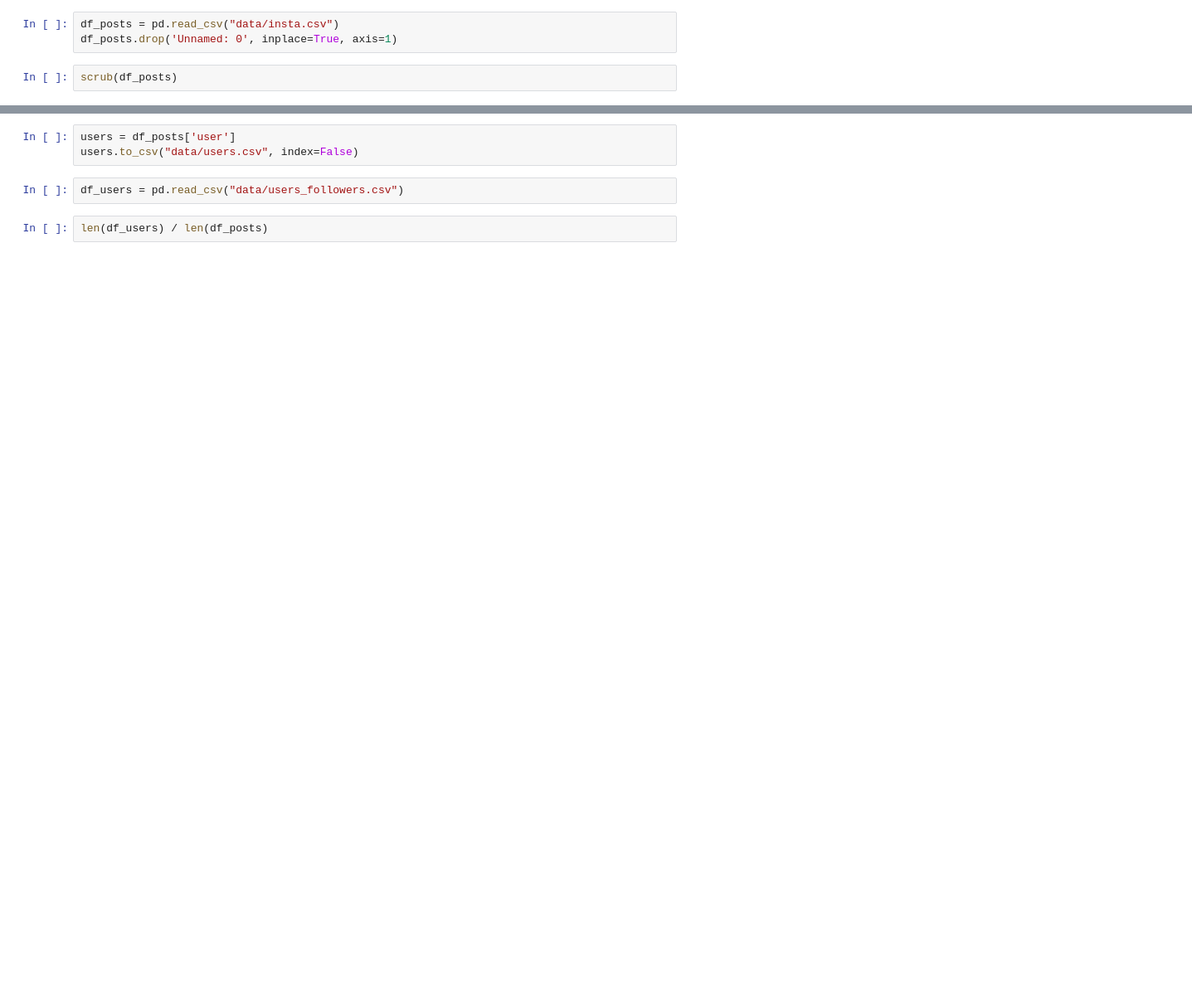
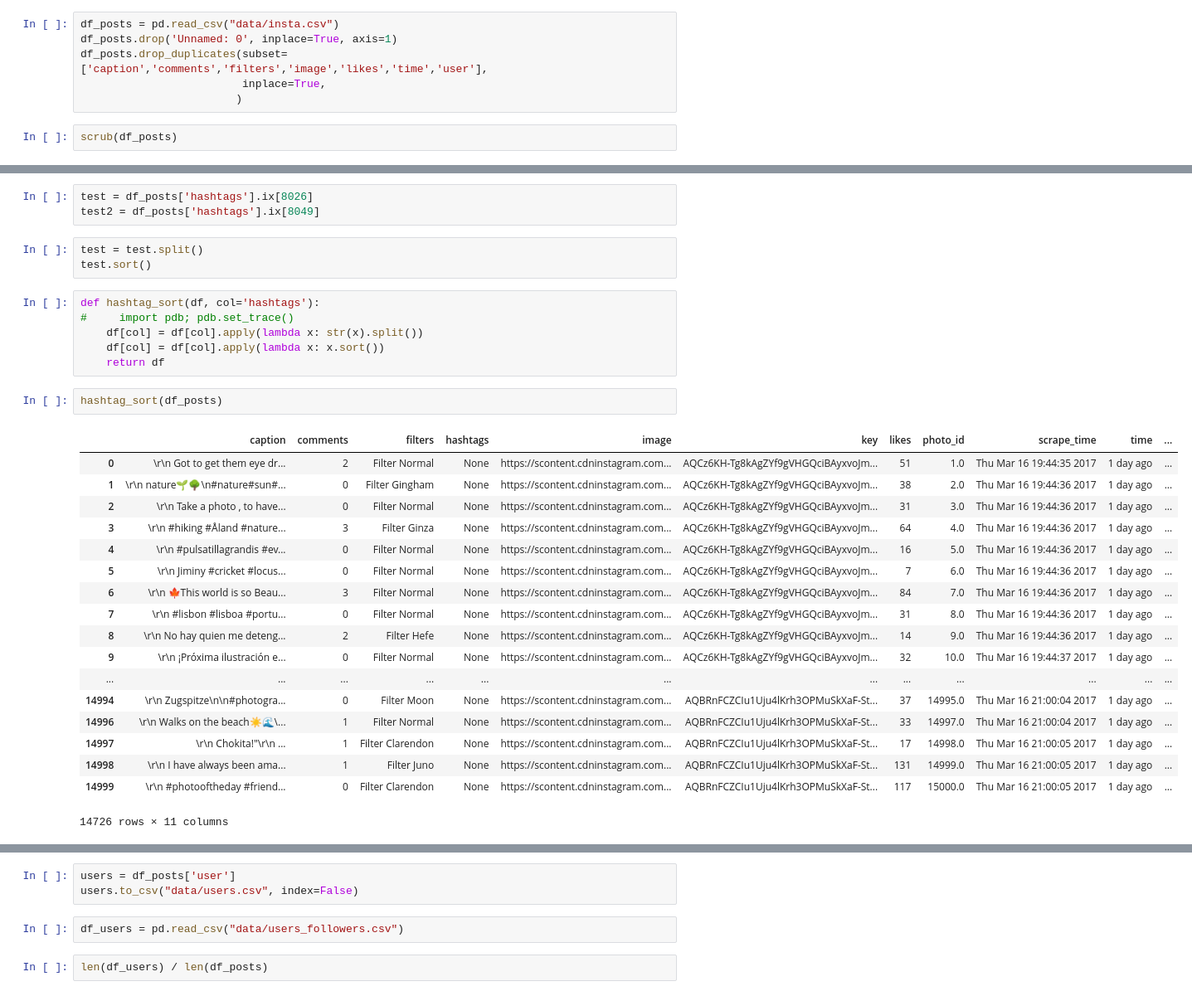
Before and after one commit to thunter009/Instapredict, a Jupyter notebook: EDA.ipynb, the cells around one changed output, grey strips where cells are left out. Shown at 83% size. Cells and saved outputs as stored; diff of their text form; blank space fills up the shorter version.

```diff
--- a/EDA.ipynb
+++ b/EDA.ipynb
@@ -10,5 +10,8 @@ from scripts.scrub import *
 # %%
 df_posts = pd.read_csv("data/insta.csv")
 df_posts.drop('Unnamed: 0', inplace=True, axis=1)
+df_posts.drop_duplicates(subset=['caption','comments','filters','image','likes','time','user'],
+                         inplace=True,
+                        )
 # %%
 scrub(df_posts)
@@ -14,0 +28,33 @@ scrub(df_posts)
+# %%
+test = df_posts['hashtags'].ix[8026]
+test2 = df_posts['hashtags'].ix[8049]
+# %%
+test = test.split()
+test.sort()
+# %%
+def hashtag_sort(df, col='hashtags'):
+#     import pdb; pdb.set_trace()
+    df[col] = df[col].apply(lambda x: str(x).split())
+    df[col] = df[col].apply(lambda x: x.sort())
+    return df
+# %%
+hashtag_sort(df_posts)
+# %% [output]
+|  | caption | comments | filters | hashtags | image | key | likes | photo_id | scrape_time | time | ... |
+| 0 | \r\n Got to get them eye dr... | 2 | Filter Normal | None | https://scontent.cdninstagram.com... | AQCz6KH-Tg8kAgZYf9gVHGQciBAyxvoJm... | 51 | 1.0 | Thu Mar 16 19:44:35 2017 | 1 day ago | ... |
+| 1 | \r\n nature🌱🌳\n#nature#sun#... | 0 | Filter Gingham | None | https://scontent.cdninstagram.com... | AQCz6KH-Tg8kAgZYf9gVHGQciBAyxvoJm... | 38 | 2.0 | Thu Mar 16 19:44:36 2017 | 1 day ago | ... |
+| 2 | \r\n Take a photo , to have... | 0 | Filter Normal | None | https://scontent.cdninstagram.com... | AQCz6KH-Tg8kAgZYf9gVHGQciBAyxvoJm... | 31 | 3.0 | Thu Mar 16 19:44:36 2017 | 1 day ago | ... |
+| 3 | \r\n #hiking #Åland #nature... | 3 | Filter Ginza | None | https://scontent.cdninstagram.com... | AQCz6KH-Tg8kAgZYf9gVHGQciBAyxvoJm... | 64 | 4.0 | Thu Mar 16 19:44:36 2017 | 1 day ago | ... |
+| 4 | \r\n #pulsatillagrandis #ev... | 0 | Filter Normal | None | https://scontent.cdninstagram.com... | AQCz6KH-Tg8kAgZYf9gVHGQciBAyxvoJm... | 16 | 5.0 | Thu Mar 16 19:44:36 2017 | 1 day ago | ... |
+| 5 | \r\n Jiminy #cricket #locus... | 0 | Filter Normal | None | https://scontent.cdninstagram.com... | AQCz6KH-Tg8kAgZYf9gVHGQciBAyxvoJm... | 7 | 6.0 | Thu Mar 16 19:44:36 2017 | 1 day ago | ... |
+| 6 | \r\n 🍁This world is so Beau... | 3 | Filter Normal | None | https://scontent.cdninstagram.com... | AQCz6KH-Tg8kAgZYf9gVHGQciBAyxvoJm... | 84 | 7.0 | Thu Mar 16 19:44:36 2017 | 1 day ago | ... |
+| 7 | \r\n #lisbon #lisboa #portu... | 0 | Filter Normal | None | https://scontent.cdninstagram.com... | AQCz6KH-Tg8kAgZYf9gVHGQciBAyxvoJm... | 31 | 8.0 | Thu Mar 16 19:44:36 2017 | 1 day ago | ... |
+| 8 | \r\n No hay quien me deteng... | 2 | Filter Hefe | None | https://scontent.cdninstagram.com... | AQCz6KH-Tg8kAgZYf9gVHGQciBAyxvoJm... | 14 | 9.0 | Thu Mar 16 19:44:36 2017 | 1 day ago | ... |
+| 9 | \r\n ¡Próxima ilustración e... | 0 | Filter Normal | None | https://scontent.cdninstagram.com... | AQCz6KH-Tg8kAgZYf9gVHGQciBAyxvoJm... | 32 | 10.0 | Thu Mar 16 19:44:37 2017 | 1 day ago | ... |
+| ... | ... | ... | ... | ... | ... | ... | ... | ... | ... | ... | ... |
+| 14994 | \r\n Zugspitze\n\n#photogra... | 0 | Filter Moon | None | https://scontent.cdninstagram.com... | AQBRnFCZCIu1Uju4lKrh3OPMuSkXaF-St... | 37 | 14995.0 | Thu Mar 16 21:00:04 2017 | 1 day ago | ... |
+| 14996 | \r\n Walks on the beach☀️🌊\... | 1 | Filter Normal | None | https://scontent.cdninstagram.com... | AQBRnFCZCIu1Uju4lKrh3OPMuSkXaF-St... | 33 | 14997.0 | Thu Mar 16 21:00:04 2017 | 1 day ago | ... |
+| 14997 | \r\n Chokita!"\r\n ... | 1 | Filter Clarendon | None | https://scontent.cdninstagram.com... | AQBRnFCZCIu1Uju4lKrh3OPMuSkXaF-St... | 17 | 14998.0 | Thu Mar 16 21:00:05 2017 | 1 day ago | ... |
+| 14998 | \r\n I have always been ama... | 1 | Filter Juno | None | https://scontent.cdninstagram.com... | AQBRnFCZCIu1Uju4lKrh3OPMuSkXaF-St... | 131 | 14999.0 | Thu Mar 16 21:00:05 2017 | 1 day ago | ... |
+| 14999 | \r\n #photooftheday #friend... | 0 | Filter Clarendon | None | https://scontent.cdninstagram.com... | AQBRnFCZCIu1Uju4lKrh3OPMuSkXaF-St... | 117 | 15000.0 | Thu Mar 16 21:00:05 2017 | 1 day ago | ... |
+14726 rows × 11 columns
```
Also changed, not shown: parts of 4 cells of this notebook, 2 other files.
